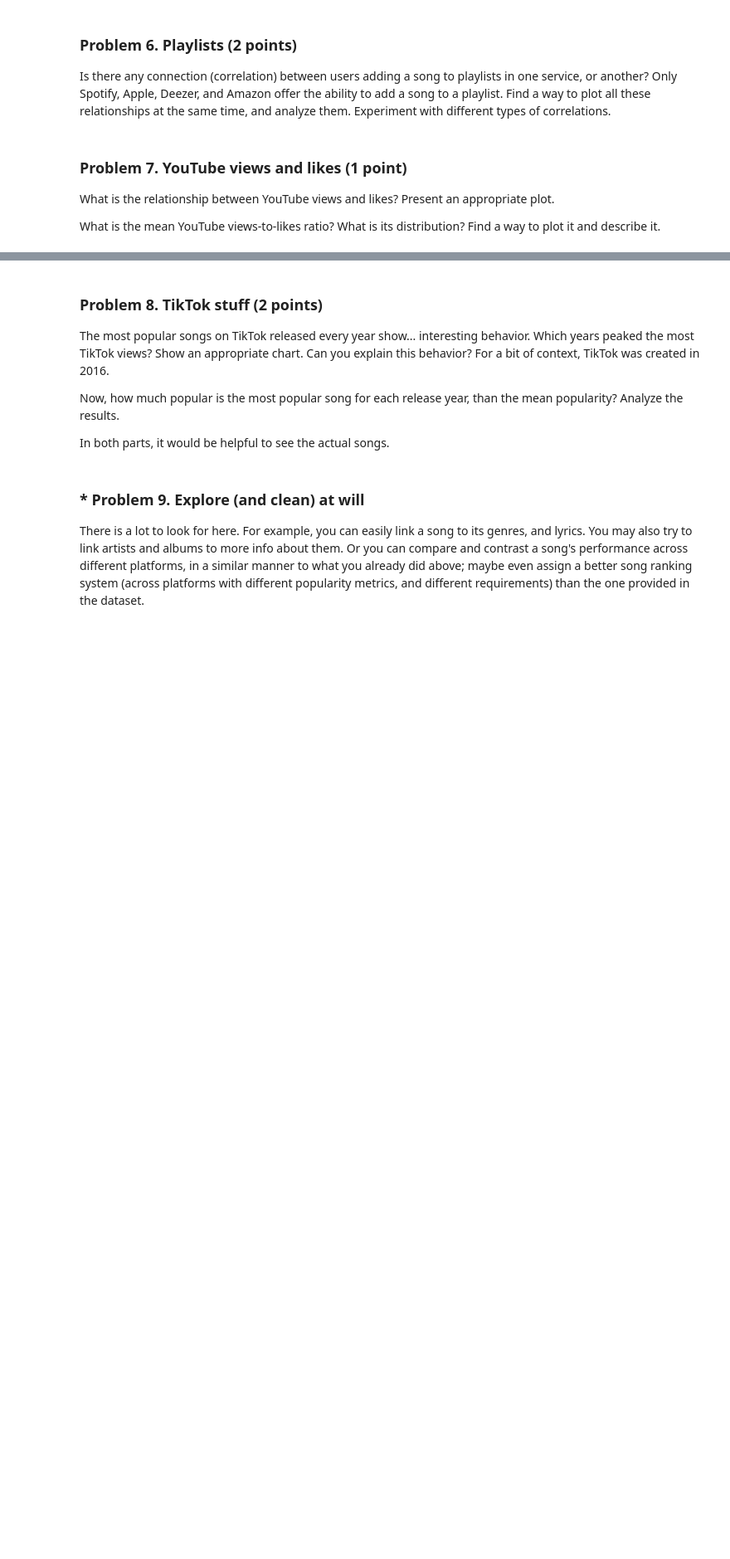
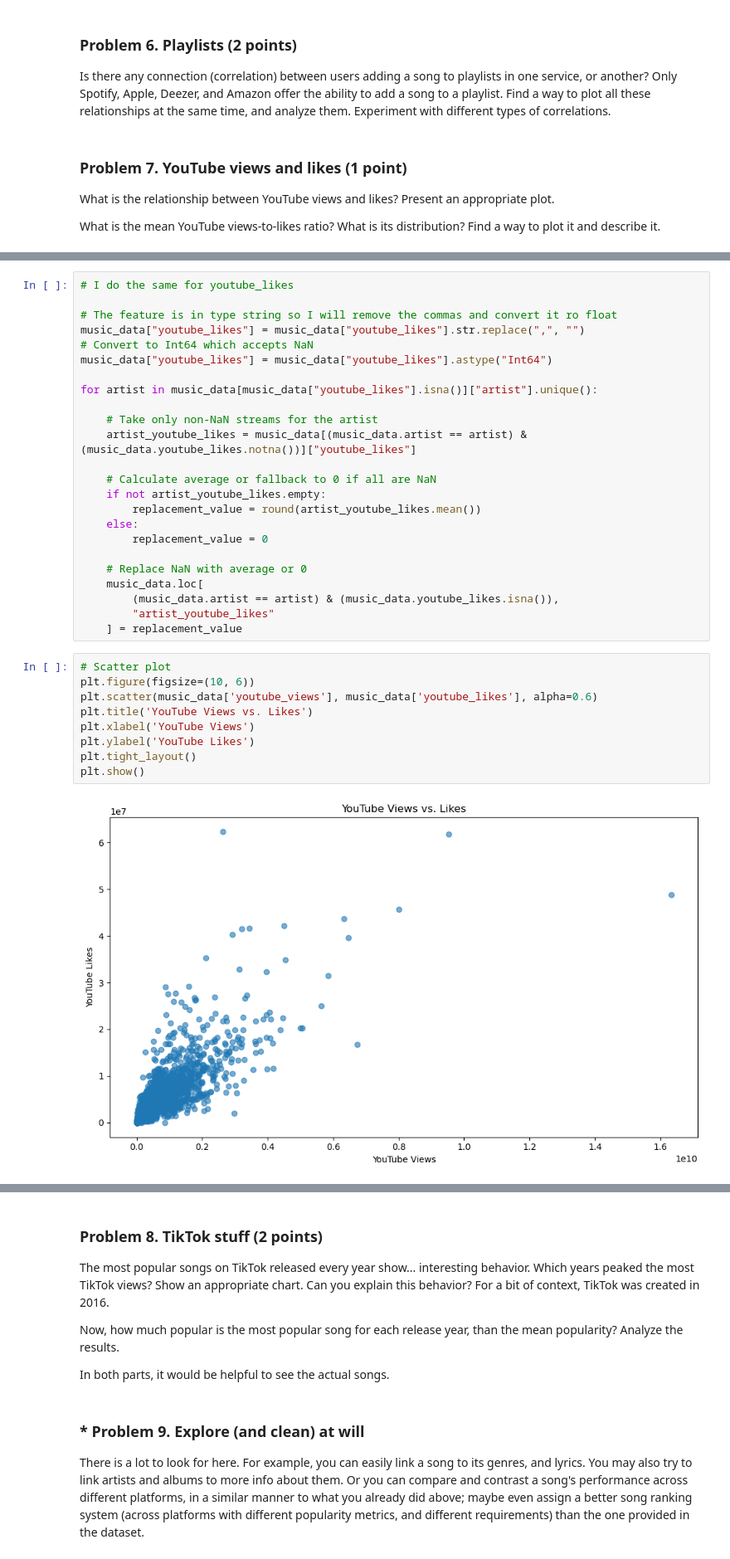
Before and after one commit to AI-Machine-Learning-Upskill-Programme/Data-Science, a Jupyter notebook: Data Science Course/Homeworks/03.Data-Visualization-Exploratory-Data-Analysis-Lab/Data Visualization and EDA Lab.ipynb, the cells around one changed output, grey strips where cells are left out. Shown: that part at 83% size. Drawn from its saved outputs; the diff is of its cells as text; blank space fills up the shorter version.

```diff
--- a/Data Science Course/Homeworks/03.Data-Visualization-Exploratory-Data-Analysis-Lab/Data Visualization and EDA Lab.ipynb
+++ b/Data Science Course/Homeworks/03.Data-Visualization-Exploratory-Data-Analysis-Lab/Data Visualization and EDA Lab.ipynb
@@ -420,0 +536,35 @@ What is the mean YouTube views-to-likes ratio? What is its distribution? Find a
+# %%
+# I do the same for youtube_likes
+
+# The feature is in type string so I will remove the commas and convert it ro float
+music_data["youtube_likes"] = music_data["youtube_likes"].str.replace(",", "")
+# Convert to Int64 which accepts NaN
+music_data["youtube_likes"] = music_data["youtube_likes"].astype("Int64")
+
+for artist in music_data[music_data["youtube_likes"].isna()]["artist"].unique():
+
+    # Take only non-NaN streams for the artist
+    artist_youtube_likes = music_data[(music_data.artist == artist) & (music_data.youtube_likes.notna())]["youtube_likes"]
+
+    # Calculate average or fallback to 0 if all are NaN
+    if not artist_youtube_likes.empty:
+        replacement_value = round(artist_youtube_likes.mean())
+    else:
+        replacement_value = 0
+
+    # Replace NaN with average or 0
+    music_data.loc[
+        (music_data.artist == artist) & (music_data.youtube_likes.isna()),
+        "artist_youtube_likes"
+    ] = replacement_value
+# %%
+# Scatter plot
+plt.figure(figsize=(10, 6))
+plt.scatter(music_data['youtube_views'], music_data['youtube_likes'], alpha=0.6)
+plt.title('YouTube Views vs. Likes')
+plt.xlabel('YouTube Views')
+plt.ylabel('YouTube Likes')
+plt.tight_layout()
+plt.show()
+# %% [output]
+[figure, added]
```
Also changed, not shown: parts of 23 cells of this notebook, 1 other file.
